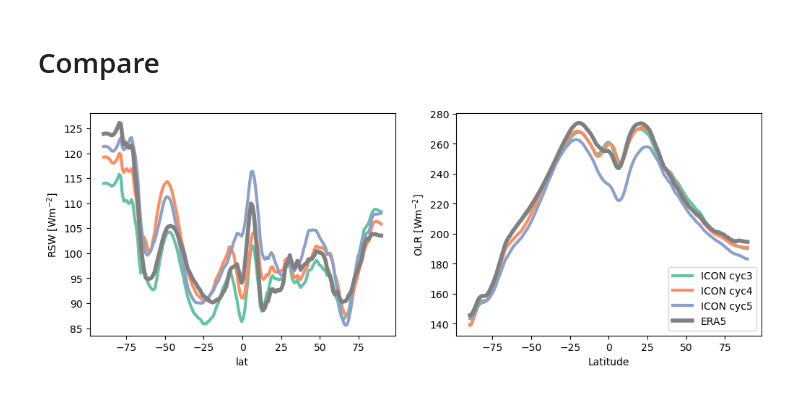
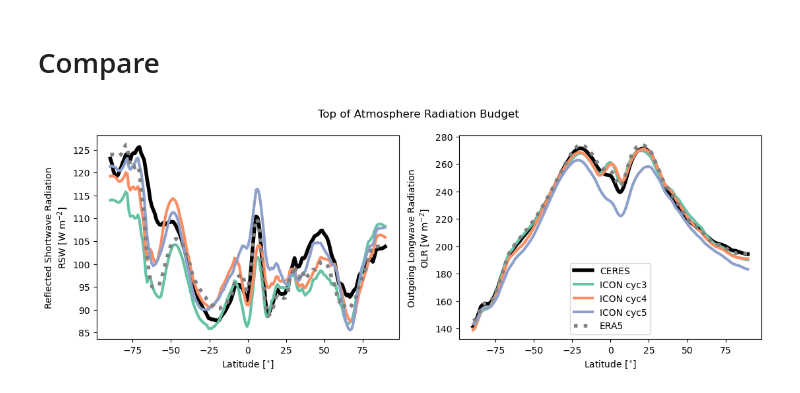
Before and after one commit to efons/add-CloudClimato-team, a Jupyter notebook: hk25-CloudClimato/TOA_rad_vs_lat.ipynb, the cells around one changed output. Drawn from its saved outputs; the diff is of its cells as text; code cells hidden in the pictures.

Commit message:
added ceres to example notebook

```diff
--- a/hk25-CloudClimato/TOA_rad_vs_lat.ipynb
+++ b/hk25-CloudClimato/TOA_rad_vs_lat.ipynb
@@ -81,3 +83,12 @@ era5_toa['rsut'] = era5_toa.rsut / (3600*24) # to convert to W m-2
+# %%
+ddir_ceres = '/pool/data/ICDC/atmosphere/ceres_ebaf/DATA/' # on Levante
+# %%
+ceres = xr.open_dataset(ddir_ceres + "CERES_EBAF-TOA_Edition4.2_ZONALMEAN_MONTHLY_CLIMATOLOGY.nc")
+# %%
+ceres = ceres[[
+    "ztoa_sw_all_clim", "ztoa_lw_all_clim"]
+].mean('ctime').rename(
+    {"ztoa_sw_all_clim":"rsut", "ztoa_lw_all_clim": "rlut"})
 # %% [markdown]
 # Compare
 # %%
@@ -85,20 +96,21 @@ from matplotlib import colormaps
 # %%
 cmap = colormaps["Set2"]
 # %%
-v_dict = {'rlut': r'OLR [Wm$^{-2}$]',
-         'rsut': r'RSW [Wm$^{-2}$]'}
+v_dict = {'rlut': 'Outgoing Longwave Radiation\nOLR [W m$^{-2}$]',
+         'rsut': 'Reflected Shortwave Radiation\nRSW [W m$^{-2}$]'}
 # %%
-f,axes = plt.subplots(1,2, figsize=(12,4))
+f,axes = plt.subplots(1,2, figsize=(13,4))
 
 for v_id,v in enumerate(['rsut', 'rlut']):
     ax = axes[v_id]
+    ceres[v].plot(ax=ax, lw=4, c='black', label='CERES')
     for i,simu_name in enumerate(list(icon_simulations.keys())):
         icon_simulations[simu_name]['lat_profile'][v].plot(ax=ax, lw=3, c=cmap(i), label=icon_simulations[simu_name]['long_name'])
-    era5_toa[v].plot(ax=ax, lw=4, c='grey', label='ERA5')
+    era5_toa[v].plot(ax=ax, lw=4, ls=":", c='grey', label='ERA5')
     ax.set_ylabel(v_dict[v]);
     ax.set_title('')
-
-ax.set_xlabel("Latitude")
-ax.legend();
+    ax.set_xlabel(r"Latitude [$^{\circ}$]")
+ax.legend()
+f.suptitle("Top of Atmosphere Radiation Budget");
 # %% [output]
-[figure, old version]
+[figure, new version]
```
Also changed, not shown: parts of 1 cell of this notebook.
